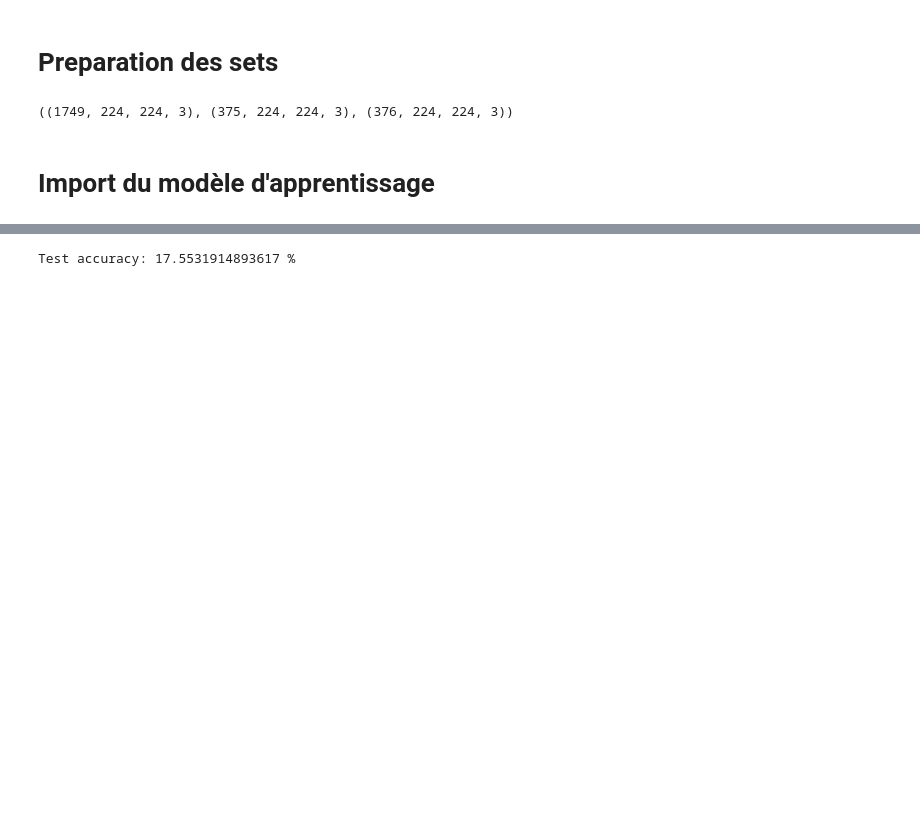
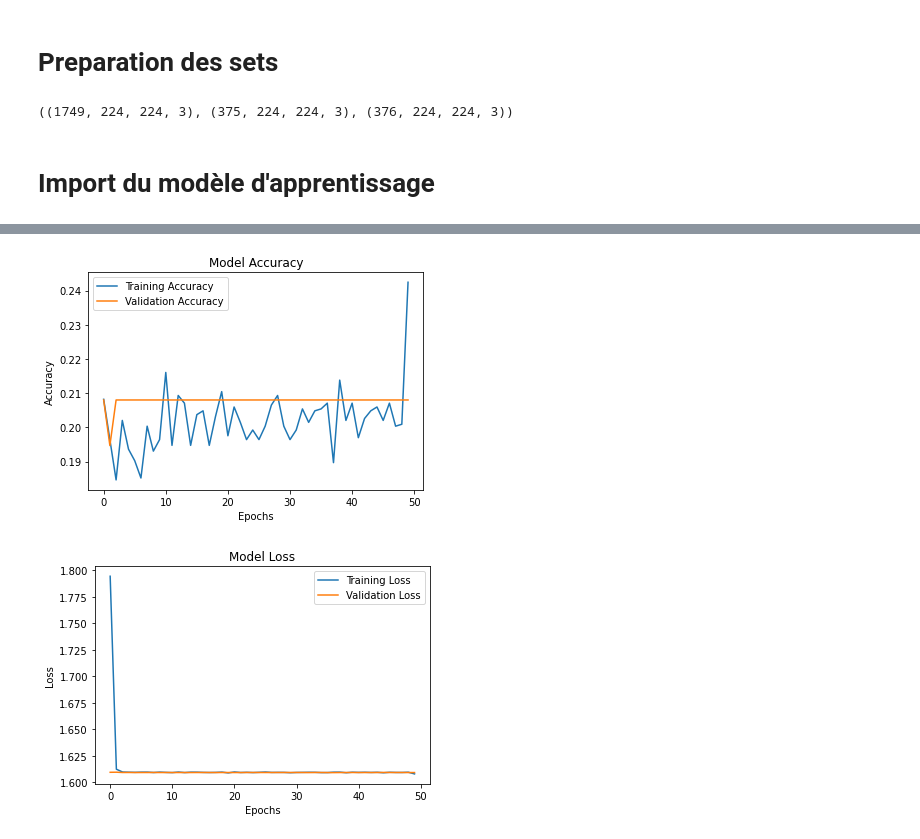
Before and after one commit to VincentNFR/openclassrooms_p06, a Jupyter notebook: vgg16_from_scratch.ipynb, the cells around one changed output, grey strips where cells are left out. Drawn from its saved outputs; the diff is of its cells as text; code cells hidden in the pictures; blank space fills up the shorter version.

```diff
--- a/vgg16_from_scratch.ipynb
+++ b/vgg16_from_scratch.ipynb
@@ -65,10 +115,16 @@ def generate_dataframe(raw_label_tensor, raw_image_tensor, nb_images_per_class=1
     for i in trange(len(label_unique), desc='Total set'):
         breed = label_unique[i]
         convert_labels[i] = breed
-        n_image_to_create = nb_images_per_class
+        imported_image = np.where(raw_label_tensor==breed)[0]
+        n_image_to_create = nb_images_per_class - imported_image.shape[0]
         samples = np.where(raw_label_tensor==breed)[0]
         label_arr = np.zeros((len(label_unique)))
         label_arr[i] = 1
+        ## Ajout des images existantes
+        for k in imported_image:
+            resized_image = resize(raw_image_tensor[k], target_size, anti_aliasing=True)
+            df = df.append(dict(zip(df.columns,[resized_image, label_arr])), ignore_index=True)
+        ## Ajout d'image generées
         for j in tqdm(range(n_image_to_create), desc=breed):
             sample_image = raw_image_tensor[np.random.choice(samples)]
             new_image = generate_new_image(sample_image)
@@ -132,6 +158,0 @@ _________________________________________________________________
-# %%
-model.compile(
-    optimizer= tf.keras.optimizers.Adam(learning_rate=1e-3),
-    loss= 'categorical_crossentropy',
-    metrics= ['accuracy']
-    )
@@ -137,0 +265,2 @@ model.compile(
+# %%
+model = import_model(conv_model_type='vgg', input_shape=(224, 224, 3), weights=None, train_state=True, custom_model=None, lr=1e-3)
@@ -138,16 +285,12 @@ model.compile(
 # %%
-epochs = 10
-batch_size = 20
-path = '/content/drive/MyDrive/Colab Notebooks/OpenClassRooms/6/saved_model/vgg'
-checkpointer = tf.keras.callbacks.ModelCheckpoint(filepath=f'{path}/weights.bestaugmented.from_scratch.hdf5',
-                               verbose=1, save_best_only=True)
+epochs = 50
+batch_size = 32
 
-model.fit(
+history = model.fit(
     x=X_train, y=y_train,
     validation_data=(X_val, y_val),
     steps_per_epoch=X_train.shape[0]//batch_size,
     epochs=epochs,
-    callbacks=[checkpointer],
     verbose=1
     )
 # %% [output]
@@ -172,11 +314,20 @@ Epoch 10: val_loss did not improve from 1.60934
-# %%
-model.load_weights(f'{path}/weights.bestaugmented.from_scratch.hdf5')
-
-# get index of predicted dog breed for each image in test set
-dog_breed_predictions = [np.argmax(model.predict(np.expand_dims(tensor, axis=0))) for tensor in X_test]
-
-# report test accuracy
-test_accuracy = 100*np.sum(np.array(dog_breed_predictions)==np.argmax(y_test, axis=1))/len(dog_breed_predictions)
-print(f'Test accuracy: {test_accuracy} %')
-# %% [output]
-Test accuracy: 17.5531914893617 %
+# %%
+plt.subplot()
+plt.title('Model Accuracy')
+plt.plot(history.history['accuracy'])
+plt.plot(history.history['val_accuracy'])
+plt.ylabel('Accuracy')
+plt.xlabel('Epochs')
+plt.legend(['Training Accuracy','Validation Accuracy'])
+plt.show()
+
+plt.title('Model Loss')
+plt.plot(history.history['loss'])
+plt.plot(history.history['val_loss'])
+plt.ylabel('Loss')
+plt.xlabel('Epochs')
+plt.legend(['Training Loss','Validation Loss'])
+plt.show()
+# %% [output]
+[figure, added]
+[figure, added]
```
Also changed, not shown: parts of 10 cells of this notebook.
